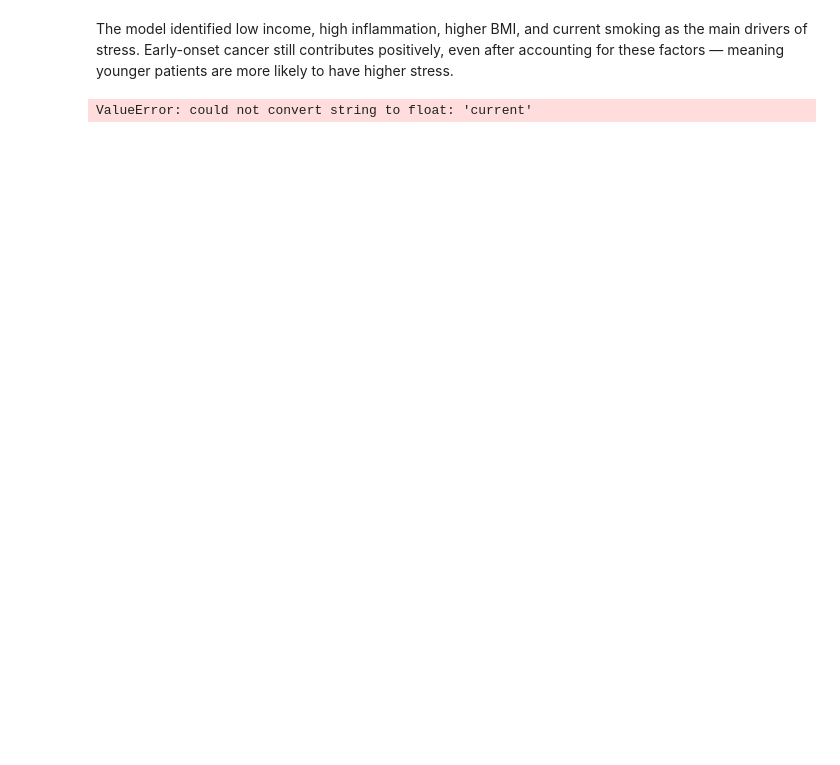
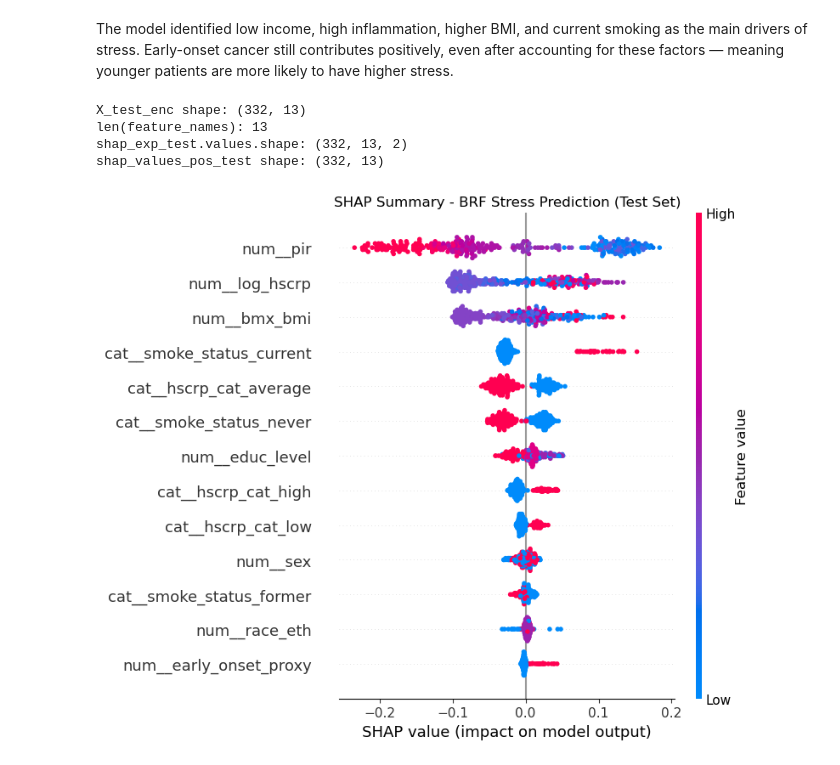
Before and after one commit to mathurdhairya29-dot/stress-cancer-metastasis, a Jupyter notebook: Aim1/script/tree_models.ipynb, the cells around one changed output. Drawn from its saved outputs; the diff is of its cells as text; code cells hidden in the pictures; blank space fills up the shorter version.

```diff
--- a/Aim1/script/tree_models.ipynb
+++ b/Aim1/script/tree_models.ipynb
@@ -519,10 +534,39 @@ AssertionError: The shape of the shap_values matrix does not match the shape of
 # %% [markdown]
 The model identified low income, high inflammation, higher BMI, and current smoking as the main drivers of stress. Early-onset cancer still contributes positively, even after accounting for these factors — meaning younger patients are more likely to have higher stress.
 # %%
-explainer = shap.TreeExplainer(clf)
-shap_values = explainer.shap_values(X_test)
-shap_values_pos = shap_values[1]
 
-shap.summary_plot(shap_values_pos, X_test)
+X_test_enc = enc.transform(X_test)
+if hasattr(X_test_enc, "toarray"):  # handle sparse matrix
+    X_test_enc = X_test_enc.toarray()
+
+print("X_test_enc shape:", X_test_enc.shape)
+print("len(feature_names):", len(feature_names))
+
+shap_exp_test = explainer(X_test_enc)
+vals = shap_exp_test.values
+print("shap_exp_test.values.shape:", vals.shape)
+
+if vals.ndim == 3:
+    shap_values_pos_test = vals[:, :, 1]
+else:
+    shap_values_pos_test = vals
+
+print("shap_values_pos_test shape:", shap_values_pos_test.shape)
+
+plt.figure(figsize=(8, 6))
+shap.summary_plot(
+    shap_values_pos_test,
+    X_test_enc,
+    feature_names=feature_names,
+    show=False,
+    plot_type="dot"
+)
+plt.title("SHAP Summary - BRF Stress Prediction (Test Set)")
+plt.tight_layout()
+plt.show()
 # %% [output]
-ValueError: could not convert string to float: 'current'
+X_test_enc shape: (332, 13)
+len(feature_names): 13
+shap_exp_test.values.shape: (332, 13, 2)
+shap_values_pos_test shape: (332, 13)
+[figure, added]
```
Also changed, not shown: parts of 11 cells of this notebook.
